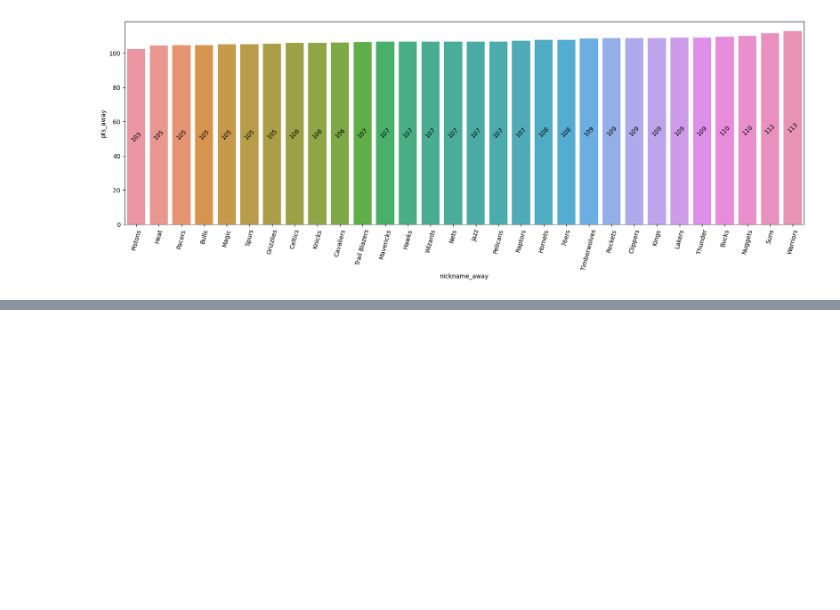
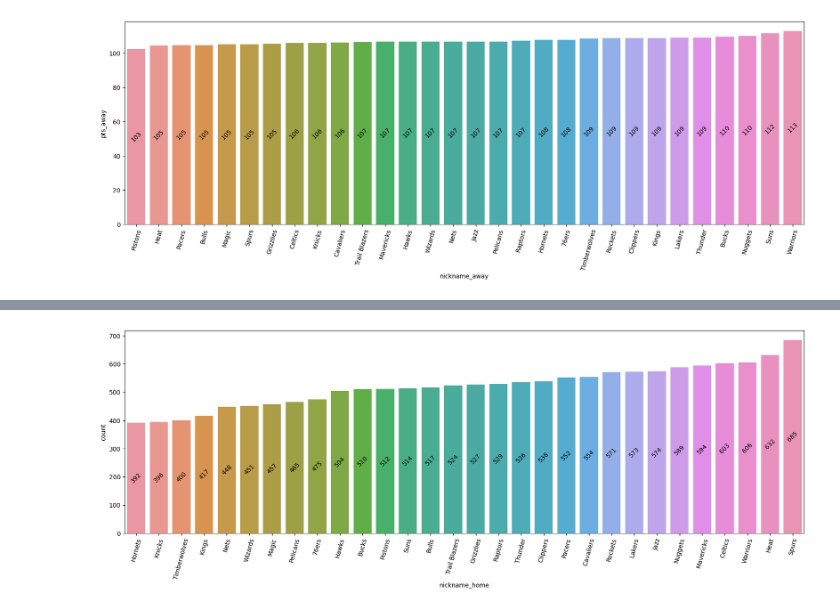
Before and after one commit to devcamiloacosta/Data-Analysis-Projects, a Jupyter notebook: nba_project.ipynb, the cells around one changed output, grey strips where cells are left out. Cells and saved outputs as stored; diff of their text form; code cells hidden in the pictures; blank space fills up the shorter version.

```diff
--- a/nba_project.ipynb
+++ b/nba_project.ipynb
@@ -262,0 +273,10 @@ plt.show()
+# %%
+plt.figure(figsize=(20,6))
+
+result = home_wins['nickname_home'].value_counts().sort_values()
+ax = sns.countplot(x='nickname_home', data=home_wins,order=result.index)
+ax.bar_label(ax.containers[-1],label_type='center',rotation=45)
+plt.xticks(rotation=75)
+plt.show()
+# %% [output]
+[figure, added]
```
Also changed, not shown: parts of 7 cells of this notebook.
